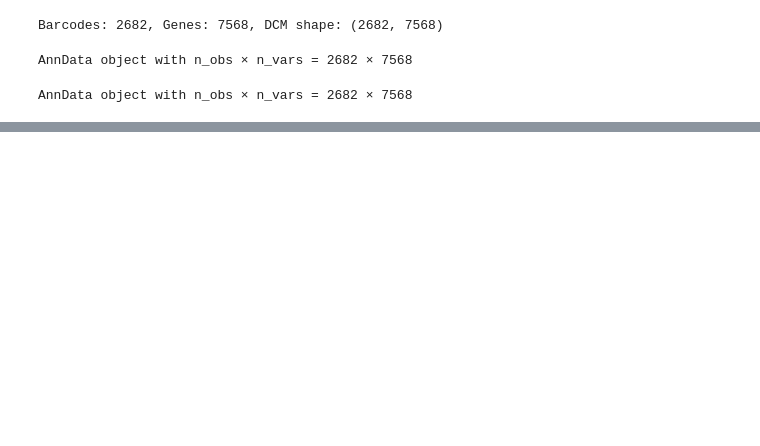
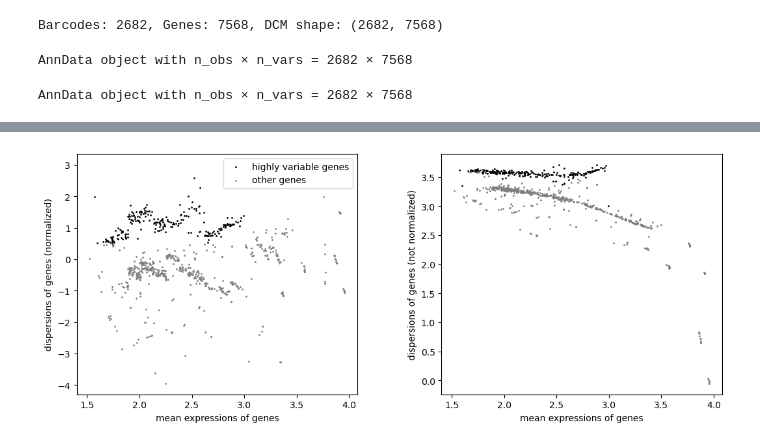
Before and after one commit to vgoupille/DOL_scRNAseq, a Jupyter notebook: 7_Article/script/2_scanpy.ipynb, the cells around one changed output, grey strips where cells are left out. Saved outputs shown, nothing was run; the diff lists cells and outputs as text; code cells hidden in the pictures; blank space fills up the shorter version.

```diff
--- a/7_Article/script/2_scanpy.ipynb
+++ b/7_Article/script/2_scanpy.ipynb
@@ -37,0 +135,6 @@ print(os.path.exists("7_Article/results/data.h5ad"))  # True si le fichier est b
+# %%
+#Identifier les gènes les plus variables :
+sc.pp.highly_variable_genes(adata, min_mean=0.0125, max_mean=3, min_disp=0.5)
+sc.pl.highly_variable_genes(adata)
+# %% [output]
+[figure, added]
```
Also changed, not shown: parts of 17 cells of this notebook.
